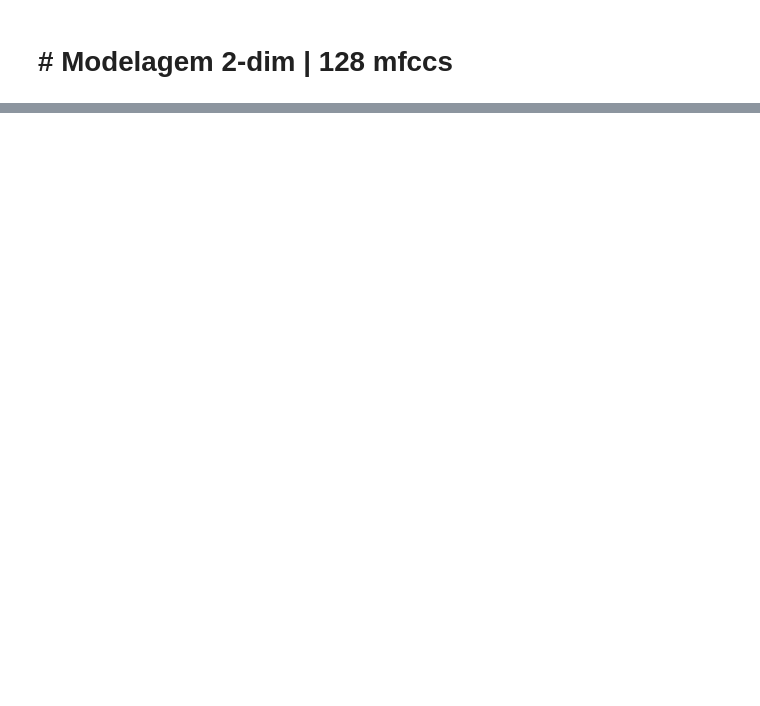
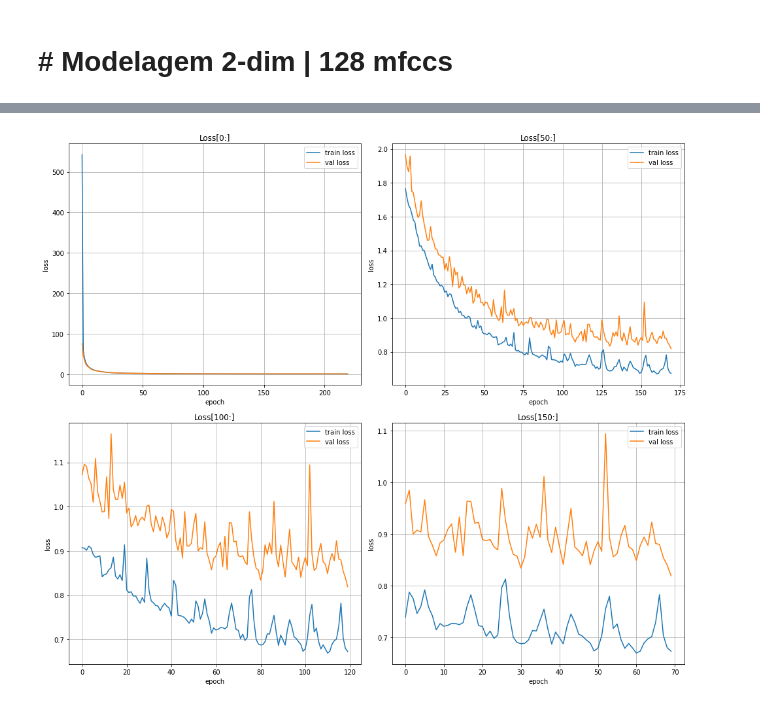
Before and after one commit to htbrandao/ppgi, a Jupyter notebook: modelagem/notebooks/03_B_128_modelagem.ipynb, the cells around one changed output, grey strips where cells are left out. Saved outputs shown, nothing was run; the diff lists cells and outputs as text; code cells hidden in the pictures; blank space fills up the shorter version.

```diff
--- a/modelagem/notebooks/03_B_128_modelagem.ipynb
+++ b/modelagem/notebooks/03_B_128_modelagem.ipynb
@@ -48,0 +168,19 @@ drwxrwxrwx 1 hbrandao hbrandao  320 mar 22 01:49 ..
+# %%
+plt.figure(figsize=(14, 12))
+
+row, col = 2, 2
+
+for i,r in enumerate((0, 50, 100, 150)):
+    plt.subplot(row,col,i+1)
+    plt.plot(history.history['loss'][r:])
+    plt.plot(history.history['val_loss'][r:])
+    plt.title(f'Loss[{r}:]')
+    plt.legend(['train loss', 'val loss'], loc='upper right')
+    plt.xlabel('epoch')
+    plt.ylabel('loss')
+    plt.grid()
+
+plt.tight_layout()
+plt.show()
+# %% [output]
+[figure, added]
```
Also changed, not shown: parts of 59 cells of this notebook, 1 other file.
